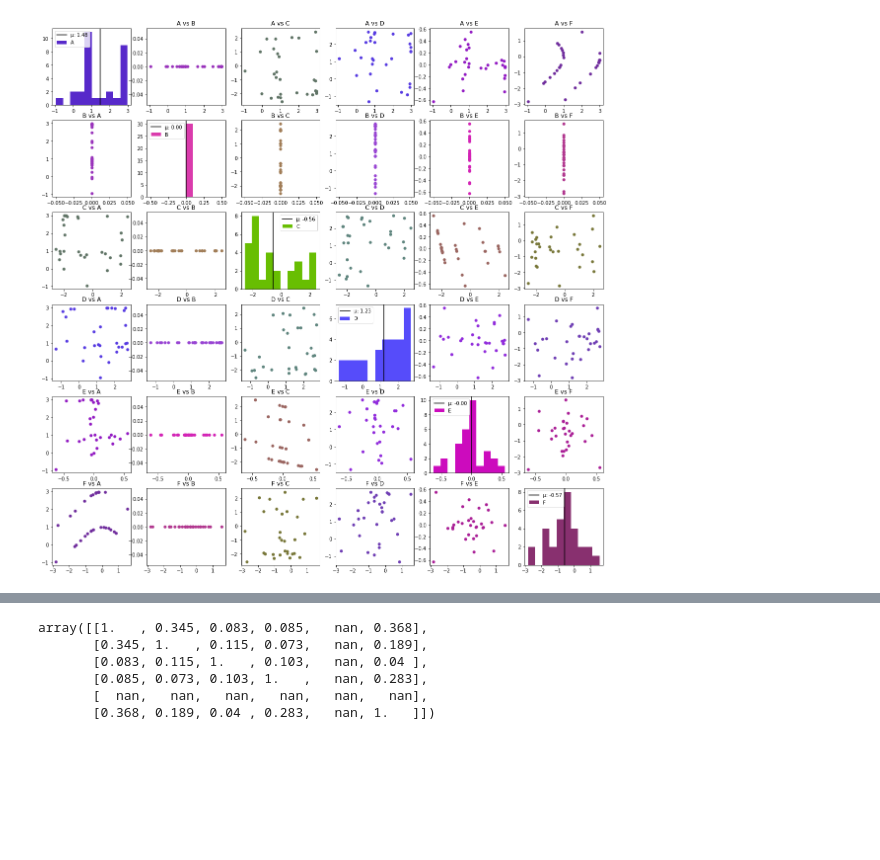
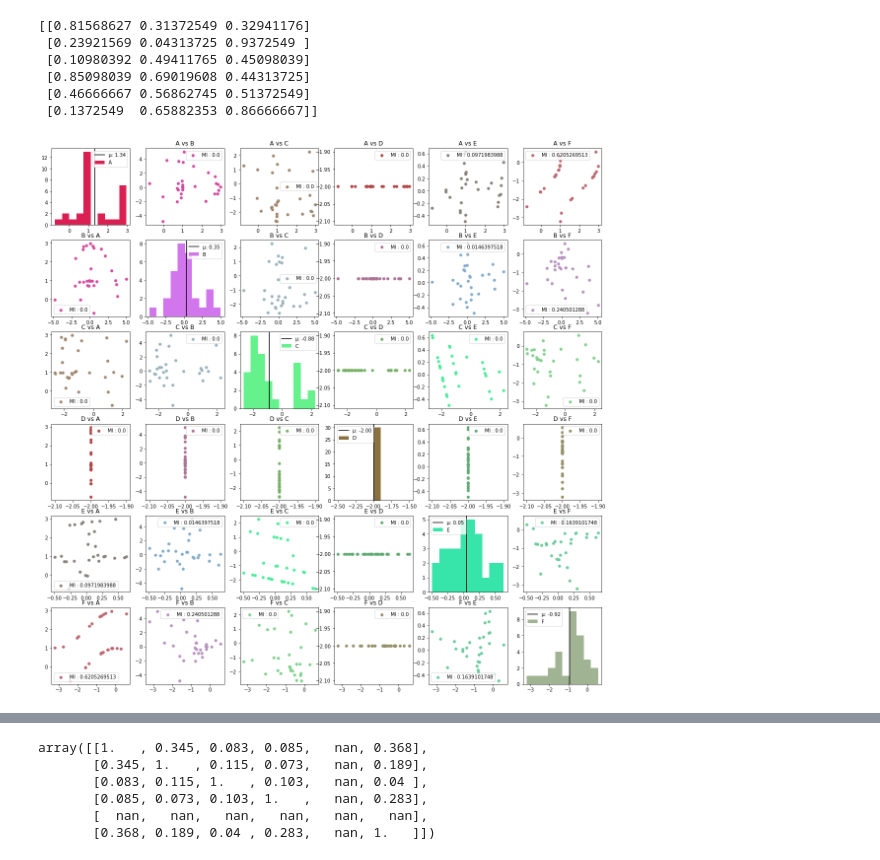
Before and after one commit to Skroko/02463-active-final-miniproject, a Jupyter notebook: actual.ipynb, the cells around one changed output, grey strips where cells are left out. Cells and saved outputs as stored; diff of their text form; code cells hidden in the pictures; blank space fills up the shorter version.

```diff
--- a/actual.ipynb
+++ b/actual.ipynb
@@ -7,5 +6,5 @@ colors = np.random.randint(0,255,(n_vars,3))/255
 # %%
-data = pd.read_csv("data/actual/30-B=0.csv")
+data = pd.read_csv("data/actual/30-D=-2.csv")
 data = data.iloc[:,1:]
 vars = list(data.columns)
 n_vars = len(vars)
@@ -12,3 +47,12 @@ n_vars = len(vars)
+# %%
+print(colors)
+# %% [output]
+[[0.81568627 0.31372549 0.32941176]
+ [0.23921569 0.04313725 0.9372549 ]
+ [0.10980392 0.49411765 0.45098039]
+ [0.85098039 0.69019608 0.44313725]
+ [0.46666667 0.56862745 0.51372549]
+ [0.1372549  0.65882353 0.86666667]]
 # %%
 # Mutual information score
 import sklearn.feature_selection as sf
@@ -19,24 +63,24 @@ for i in range(n_vars):
     for j in range(n_vars):
         x = np.array(data[vars[i]]).reshape((-1,1))
         y = np.array(data[vars[j]])
-        mutual_score[i,j] = np.round(sf.mutual_info_regression(x,y),2)
+        mutual_score[i,j] = np.round(sf.mutual_info_regression(x,y),10)
 # %%
 # Pairwise plots
 fig, axs = plt.subplots(n_vars,n_vars,figsize=(20,20))
 
 
 for i,axs_i in enumerate(axs):
     for j,ax in enumerate(axs_i):
         if i != j:
             ax.scatter(data[vars[i]],data[vars[j]],linewidths =0.1,color=(colors[i]+colors[j])/2)
             ax.set_title(f'{vars[i]} vs {vars[j]}')
-            #ax.legend(labels=[f'MI : {mutual_score[i,j]}'])
+            ax.legend(labels=[f'MI : {mutual_score[i,j]}'])
         else:
             ax.axvline(np.mean(data[vars[i]]), color='black')
             ax.hist(data[vars[i]],color=colors[i])
             ax.legend(labels=[ f'μ: {np.mean(data[vars[i]]):.2f}', vars[i]])
 # %% [output]
-[figure, old version]
+[figure, new version]
 # %%
 np.arange(-100,100,1)
 # %% [output]
```
Also changed, not shown: parts of 11 cells of this notebook, 1 other file.
